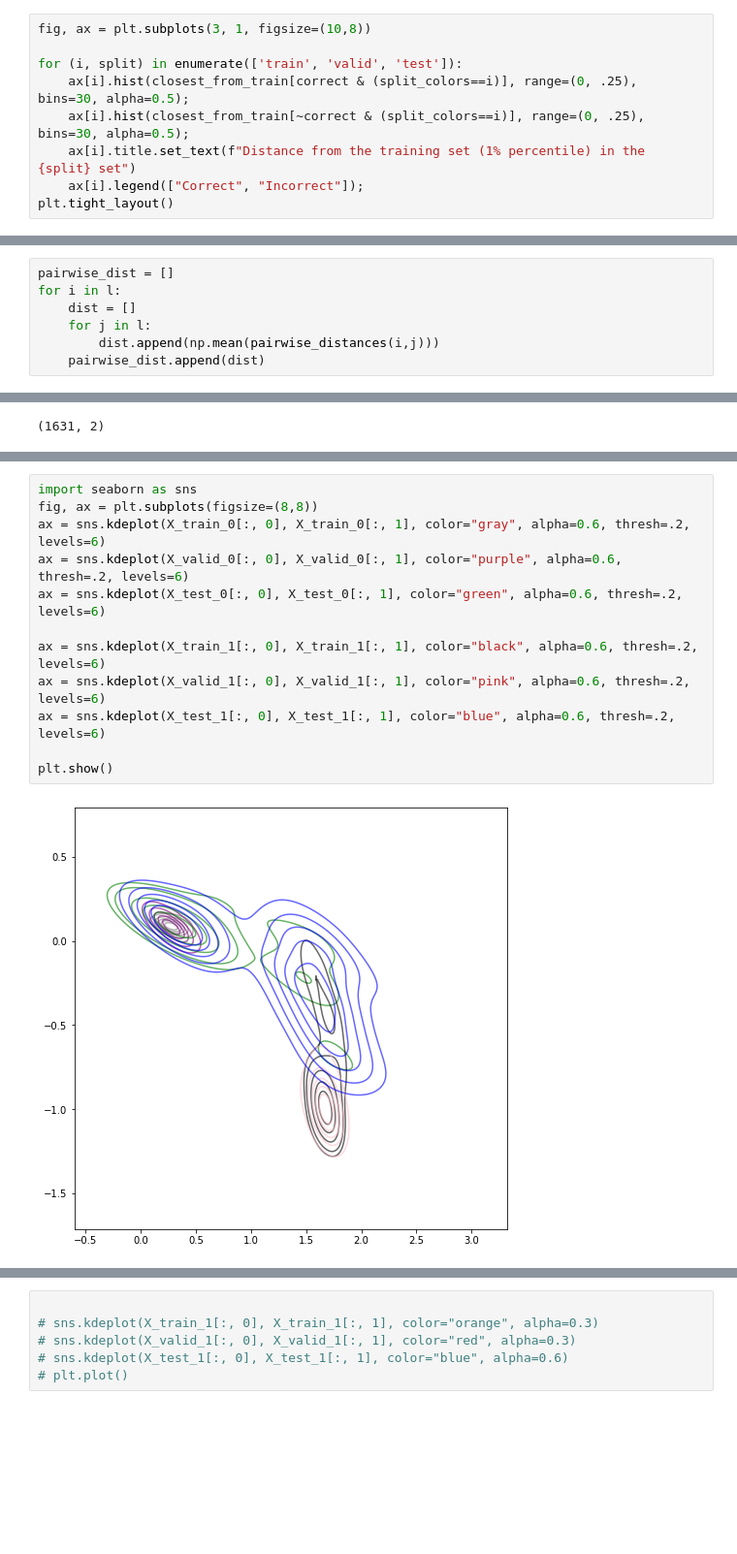
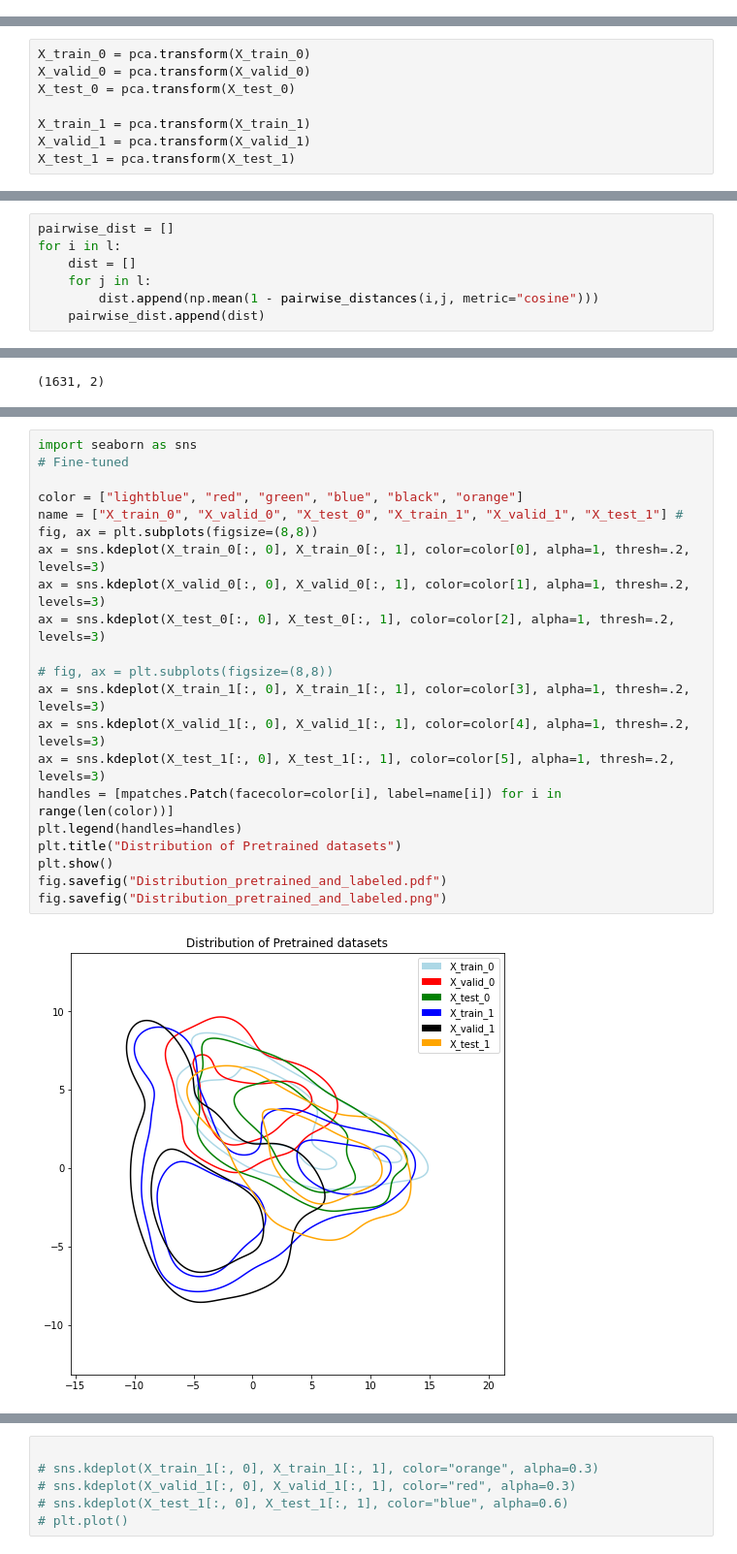
Before and after one commit to YerevaNN/fairseq, a Jupyter notebook: scripts/bbbp-distance.ipynb, the cells around one changed output, grey strips where cells are left out. Shown: that part at 97% size. Drawn from its saved outputs; the diff is of its cells as text; blank space fills up the shorter version.

```diff
--- a/scripts/bbbp-distance.ipynb
+++ b/scripts/bbbp-distance.ipynb
@@ -149,9 +34,0 @@ closest_from_train.shape
-# %%
-fig, ax = plt.subplots(3, 1, figsize=(10,8))
-
-for (i, split) in enumerate(['train', 'valid', 'test']):
-    ax[i].hist(closest_from_train[correct & (split_colors==i)], range=(0, .25), bins=30, alpha=0.5);
-    ax[i].hist(closest_from_train[~correct & (split_colors==i)], range=(0, .25), bins=30, alpha=0.5);
-    ax[i].title.set_text(f"Distance from the training set (1% percentile) in the {split} set")
-    ax[i].legend(["Correct", "Incorrect"]);
-plt.tight_layout()
@@ -215,0 +186,8 @@ l = [X_train_0, X_valid_0, X_test_0, X_train_1, X_valid_1, X_test_1]
+# %%
+X_train_0 = pca.transform(X_train_0)
+X_valid_0 = pca.transform(X_valid_0)
+X_test_0 = pca.transform(X_test_0)
+
+X_train_1 = pca.transform(X_train_1)
+X_valid_1 = pca.transform(X_valid_1)
+X_test_1 = pca.transform(X_test_1)
@@ -218,7 +204,7 @@ pairwise_dist = []
 for i in l:
     dist = []
     for j in l:
-        dist.append(np.mean(pairwise_distances(i,j)))
+        dist.append(np.mean(1 - pairwise_distances(i,j, metric="cosine")))
     pairwise_dist.append(dist)
 # %%
 import matplotlib.pyplot as plt
@@ -283,14 +386,23 @@ X_train.shape
 # %%
 import seaborn as sns
+# Fine-tuned
+
+color = ["lightblue", "red", "green", "blue", "black", "orange"]
+name = ["X_train_0", "X_valid_0", "X_test_0", "X_train_1", "X_valid_1", "X_test_1"] #
 fig, ax = plt.subplots(figsize=(8,8))
-ax = sns.kdeplot(X_train_0[:, 0], X_train_0[:, 1], color="gray", alpha=0.6, thresh=.2, levels=6)
-ax = sns.kdeplot(X_valid_0[:, 0], X_valid_0[:, 1], color="purple", alpha=0.6, thresh=.2, levels=6)
-ax = sns.kdeplot(X_test_0[:, 0], X_test_0[:, 1], color="green", alpha=0.6, thresh=.2, levels=6)
+ax = sns.kdeplot(X_train_0[:, 0], X_train_0[:, 1], color=color[0], alpha=1, thresh=.2, levels=3)
+ax = sns.kdeplot(X_valid_0[:, 0], X_valid_0[:, 1], color=color[1], alpha=1, thresh=.2, levels=3)
+ax = sns.kdeplot(X_test_0[:, 0], X_test_0[:, 1], color=color[2], alpha=1, thresh=.2, levels=3)
 
-ax = sns.kdeplot(X_train_1[:, 0], X_train_1[:, 1], color="black", alpha=0.6, thresh=.2, levels=6)
-ax = sns.kdeplot(X_valid_1[:, 0], X_valid_1[:, 1], color="pink", alpha=0.6, thresh=.2, levels=6)
-ax = sns.kdeplot(X_test_1[:, 0], X_test_1[:, 1], color="blue", alpha=0.6, thresh=.2, levels=6)
-
+# fig, ax = plt.subplots(figsize=(8,8))
+ax = sns.kdeplot(X_train_1[:, 0], X_train_1[:, 1], color=color[3], alpha=1, thresh=.2, levels=3)
+ax = sns.kdeplot(X_valid_1[:, 0], X_valid_1[:, 1], color=color[4], alpha=1, thresh=.2, levels=3)
+ax = sns.kdeplot(X_test_1[:, 0], X_test_1[:, 1], color=color[5], alpha=1, thresh=.2, levels=3)
+handles = [mpatches.Patch(facecolor=color[i], label=name[i]) for i in range(len(color))]
+plt.legend(handles=handles)
+plt.title("Distribution of Pretrained datasets")
 plt.show()
+fig.savefig("Distribution_pretrained_and_labeled.pdf")
+fig.savefig("Distribution_pretrained_and_labeled.png")
 # %% [output]
-[figure, old version]
+[figure, new version]
```
Also changed, not shown: parts of 70 cells of this notebook, 9 other files.
